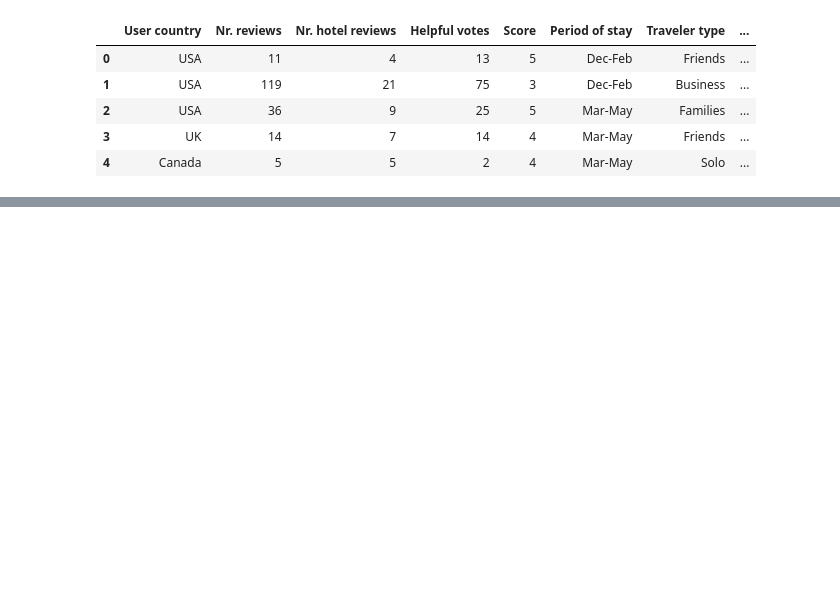
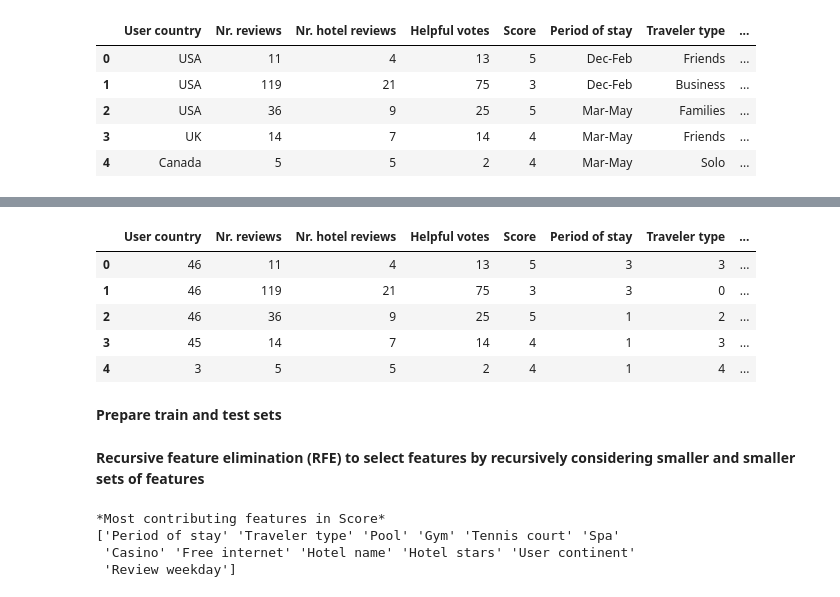
Before and after one commit to akshi8/Trip_Advisor_Reviews_LasVegas, a Jupyter notebook: code/EDA.ipynb, the cells around one changed output, grey strips where cells are left out. Drawn from its saved outputs; the diff is of its cells as text; code cells hidden in the pictures; blank space fills up the shorter version.

```diff
--- a/code/EDA.ipynb
+++ b/code/EDA.ipynb
@@ -47,0 +49,4 @@ pd.plotting.scatter_matrix(data,
+# %%
+## list of categorical variables which need encoding
+categorical = list(data.select_dtypes(include=['object']).columns.values)
+categorical
@@ -47,0 +67,12 @@ pd.plotting.scatter_matrix(data,
+# %%
+from sklearn import preprocessing
+le = preprocessing.LabelEncoder()
+
+# seasons in place of months
+
+['Dec-Feb' 'Mar-May' 'Jun-Aug' 'Sep-Nov']
+data['Period of stay'] = data['Period of stay'].map({'Dec-Feb':'winter', 'Mar-May':'spring', 'Jun-Aug' :'summer','Sep-Nov':'autumn'})
+
+for i in range(0, len(categorical)):
+  #  data[categorical[i]] = le.fit_transform(data[categorical[i]])
+    print(data[categorical[i]].unique())
@@ -47,0 +97,15 @@ pd.plotting.scatter_matrix(data,
+# %%
+#Encoding categorical features with numbers
+for i in range(0, len(categorical)):
+    data[categorical[i]] = le.fit_transform(data[categorical[i]])
+
+data.head()
+# %% [output]
+|  | User country | Nr. reviews | Nr. hotel reviews | Helpful votes | Score | Period of stay | Traveler type | ... |
+| 0 | 46 | 11 | 4 | 13 | 5 | 3 | 3 | ... |
+| 1 | 46 | 119 | 21 | 75 | 3 | 3 | 0 | ... |
+| 2 | 46 | 36 | 9 | 25 | 5 | 1 | 2 | ... |
+| 3 | 45 | 14 | 7 | 14 | 4 | 1 | 3 | ... |
+| 4 | 3 | 5 | 5 | 2 | 4 | 1 | 4 | ... |
+# %% [markdown]
+**Prepare train and test sets**
@@ -47,0 +118,26 @@ pd.plotting.scatter_matrix(data,
+# %% [markdown]
+**Recursive feature elimination (RFE) to select features by recursively considering smaller and smaller sets of features**
+# %%
+##Applying random forest classifier on features to class
+
+## Using feature selection pipeline and classification
+
+from sklearn.ensemble import RandomForestClassifier
+from sklearn.svm import LinearSVC
+from sklearn.pipeline import Pipeline
+from sklearn.feature_selection import SelectFromModel
+from sklearn.feature_selection import RFE
+from sklearn.linear_model import Ridge
+
+
+rfe = RFE(estimator = Ridge(), n_features_to_select = 12)
+rfe.fit(X_train, y_train)
+feature_list = pd.DataFrame({'col':list(X_train.columns.values),'sel':list(rfe.support_ *1)})
+print("*Most contributing features in Score*")
+
+print(feature_list[feature_list.sel==1].col.values)
+# %% [output]
+*Most contributing features in Score*
+['Period of stay' 'Traveler type' 'Pool' 'Gym' 'Tennis court' 'Spa'
+ 'Casino' 'Free internet' 'Hotel name' 'Hotel stars' 'User continent'
+ 'Review weekday']
```
Also changed, not shown: parts of 17 cells of this notebook.
